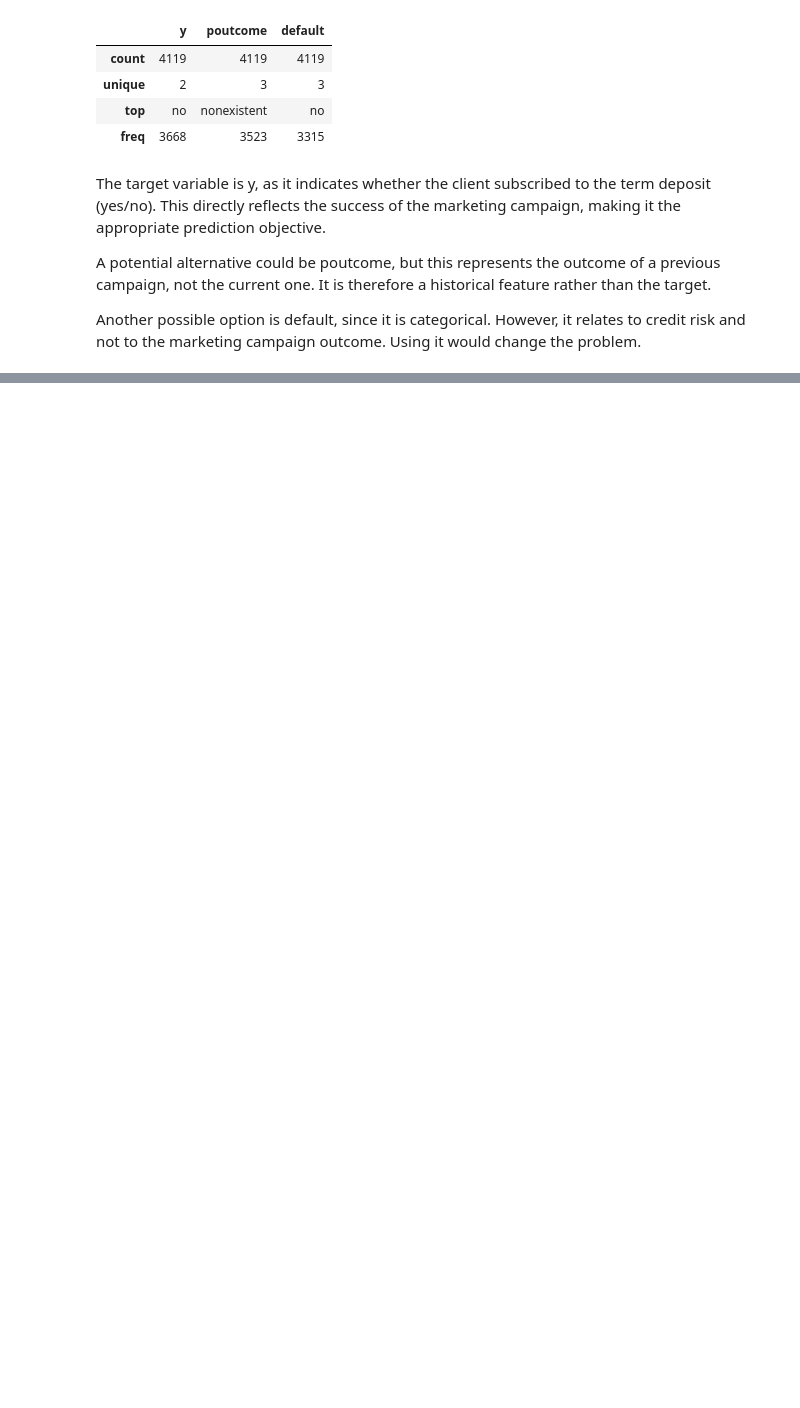
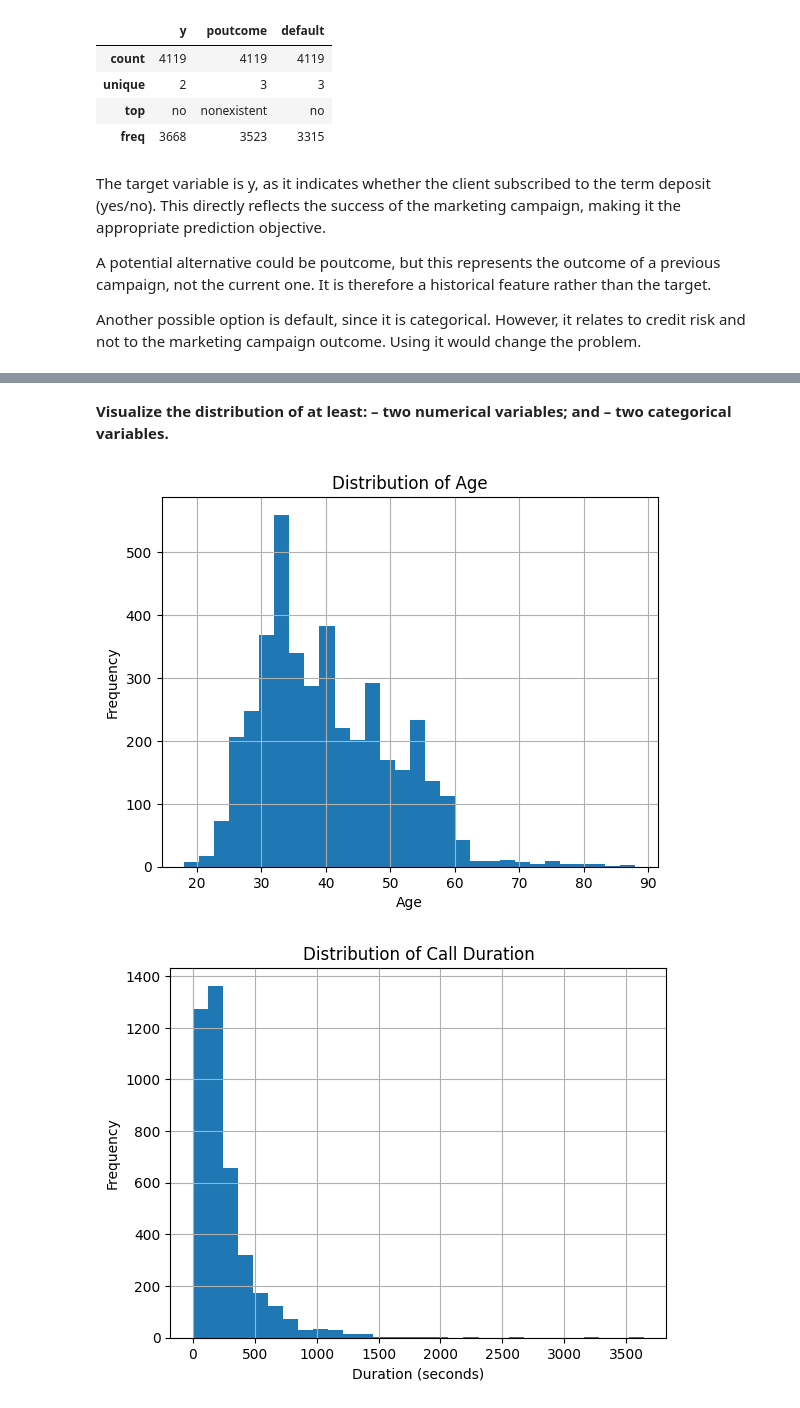
Before and after one commit to AlpK47/ML-fundamentals-2026, a Jupyter notebook: assignment_1_alp_kurtbolat.ipynb, the cells around one changed output, grey strips where cells are left out. Cells and saved outputs as stored; diff of their text form; code cells hidden in the pictures; blank space fills up the shorter version.

```diff
--- a/assignment_1_alp_kurtbolat.ipynb
+++ b/assignment_1_alp_kurtbolat.ipynb
@@ -55,0 +155,37 @@ Another possible option is default, since it is categorical. However, it relates
+# %% [markdown]
+**Visualize the distribution of at least:
+– two numerical variables; and
+– two categorical variables.**
+# %%
+import matplotlib.pyplot as plt
+
+#Numerical Variable Plots
+
+plt.figure()
+df["age"].hist(bins=30)
+plt.title("Distribution of Age")
+plt.xlabel("Age")
+plt.ylabel("Frequency")
+plt.show()
+
+plt.figure()
+df["duration"].hist(bins=30)
+plt.title("Distribution of Call Duration")
+plt.xlabel("Duration (seconds)")
+plt.ylabel("Frequency")
+plt.show()
+
+#Categorical Variable Plots
+plt.figure()
+df["job"].value_counts().plot(kind="bar")
+plt.title("Distribution of Job")
+plt.xticks(rotation=45)
+plt.show()
+
+plt.figure()
+df["poutcome"].value_counts().plot(kind="bar")
+plt.title("Distribution of Previous Campaign Outcome")
+plt.show()
+# %% [output]
+[figure, added]
+[figure, added]
```
Also changed, not shown: parts of 24 cells of this notebook.
